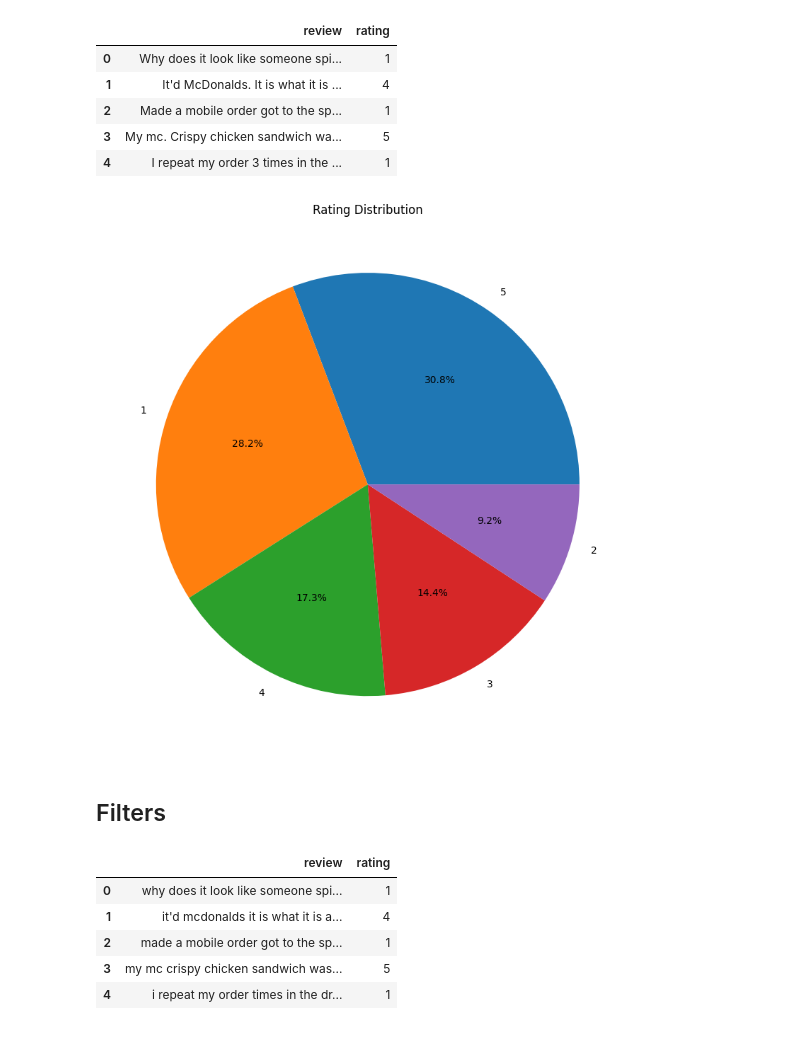
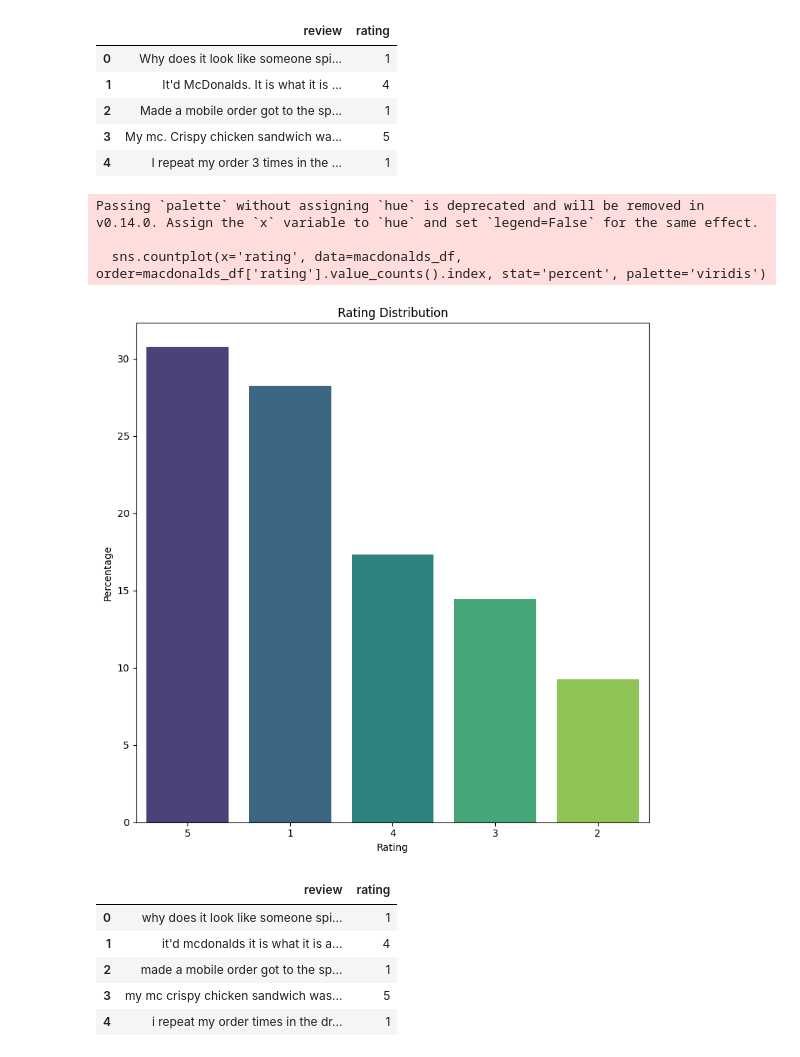
Before and after one commit to Gwme13/Business-project, a Jupyter notebook: Project.ipynb, the cells around one changed output. Cells and saved outputs as stored; diff of their text form; code cells hidden in the pictures.

Commit message:
changes to graphs

```diff
--- a/Project.ipynb
+++ b/Project.ipynb
@@ -207,20 +207,19 @@ macdonalds_df.head()
 | 3 | My mc. Crispy chicken sandwich wa... | 5 |
 | 4 | I repeat my order 3 times in the ... | 1 |
 # %%
-# Diplsay the information the distribution of the ratings
-
-# Display a pie chart of the rating distribution
+# Category distribution
 plt.figure(figsize=(8, 8))
-macdonalds_df['rating'].value_counts().plot.pie(autopct='%1.1f%%')
+sns.countplot(x='rating', data=macdonalds_df, order=macdonalds_df['rating'].value_counts().index, stat='percent', palette='viridis')
 plt.title('Rating Distribution')
-plt.ylabel('')
+plt.ylabel('Percentage')
+plt.xlabel('Rating')
 plt.tight_layout()
-plt.savefig('rating_distribution.png', format='png', bbox_inches='tight')
 plt.show()
 # %% [output]
+Passing `palette` without assigning `hue` is deprecated and will be removed in v0.14.0. Assign the `x` variable to `hue` and set `legend=False` for the same effect.
+
+  sns.countplot(x='rating', data=macdonalds_df, order=macdonalds_df['rating'].value_counts().index, stat='percent', palette='viridis')
-[figure, old version]
+[figure, new version]
-# %% [markdown]
-## Filters
 # %%
 # Convert the text to lowercase
 macdonalds_df['review'] = macdonalds_df['review'].str.lower()
```
Also changed, not shown: parts of 10 cells of this notebook, 1 other file.
